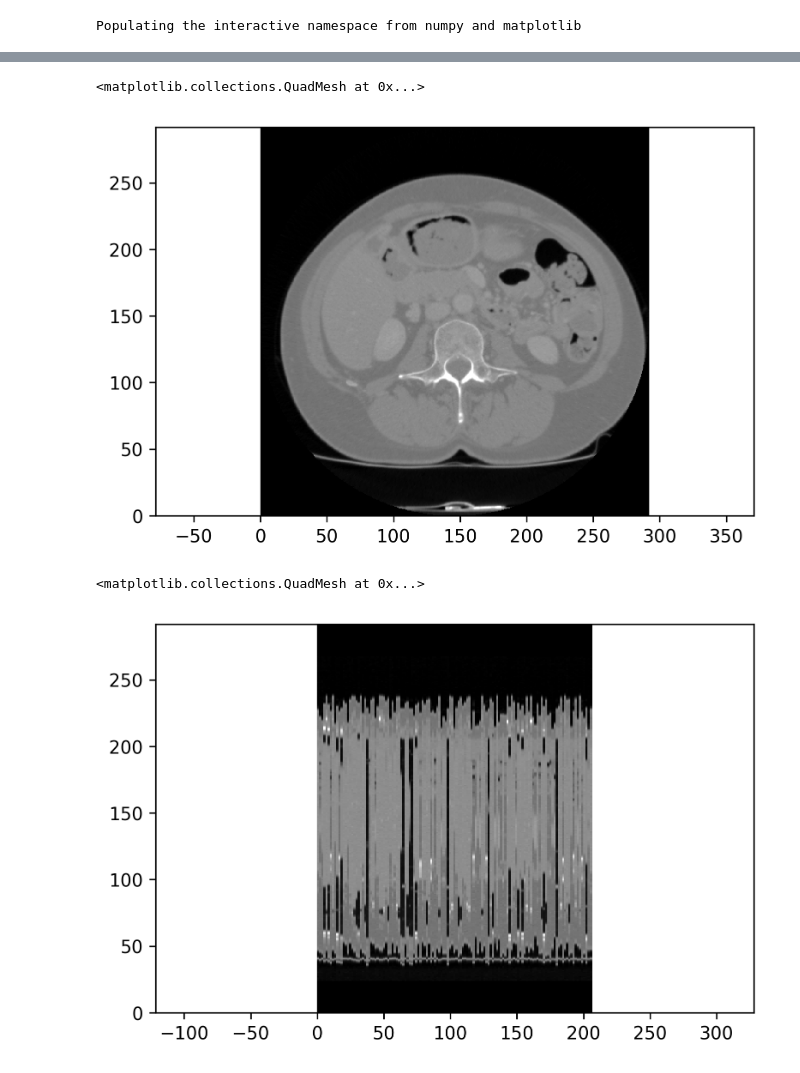
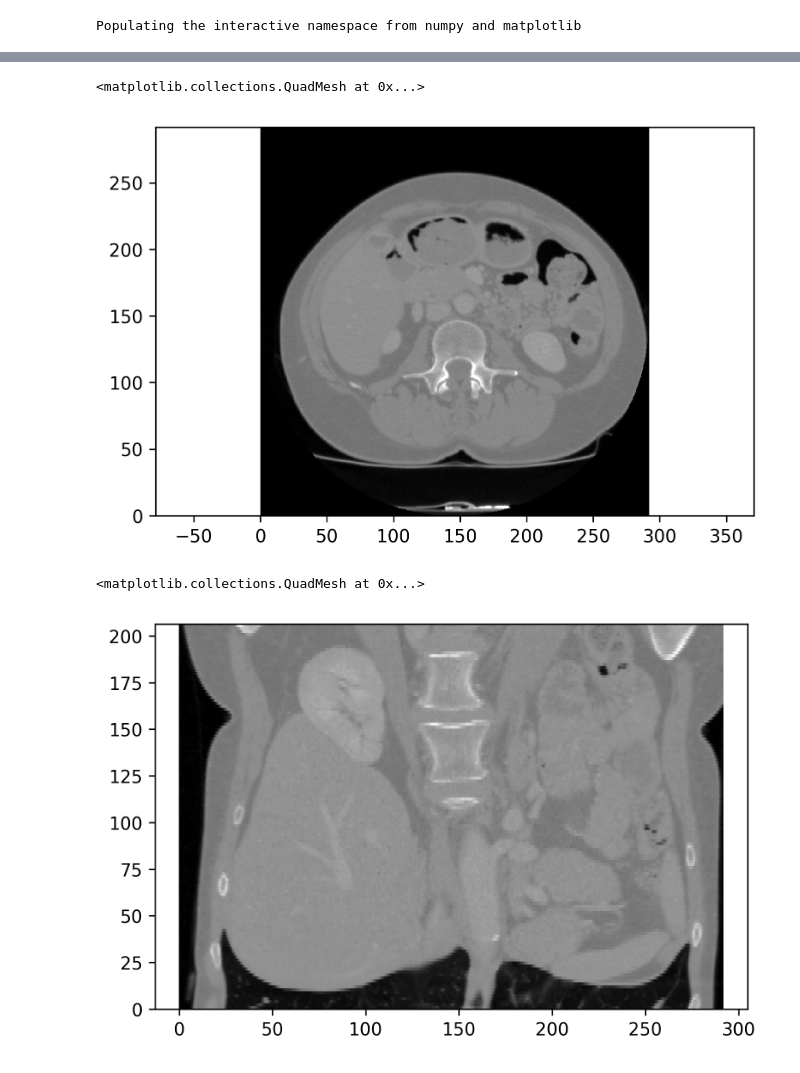
Before and after one commit to manideep2510/segmented_to_CT, a Jupyter notebook: segmented_to_CT.ipynb, the cells around one changed output, grey strips where cells are left out. Cells and saved outputs as stored; diff of their text form; code cells hidden in the pictures.

```diff
--- a/segmented_to_CT.ipynb
+++ b/segmented_to_CT.ipynb
@@ -33,3 +10,15 @@ ConstPixelSpacing
+# %%
+PathDicom = "data/patient1/PATIENT_DICOM/"
+reader = vtk.vtkDICOMImageReader()
+reader.SetDirectoryName(PathDicom)
+reader.Update()
+# %%
+# Load dimensions using `GetDataExtent`
+_extent = reader.GetDataExtent()
+ConstPixelDims = [_extent[1]-_extent[0]+1, _extent[3]-_extent[2]+1, _extent[5]-_extent[4]+1]
+
+# Load spacing values
+ConstPixelSpacing = reader.GetPixelSpacing()
 # %%
 x = numpy.arange(0.0, (ConstPixelDims[0]+1)*ConstPixelSpacing[0], ConstPixelSpacing[0])
 y = numpy.arange(0.0, (ConstPixelDims[1]+1)*ConstPixelSpacing[1], ConstPixelSpacing[1])
@@ -47,16 +26,30 @@ for filenameDCM in lstFilesDCM:
+# %%
+# Get the 'vtkImageData' object from the reader
+imageData = reader.GetOutput()
+# Get the 'vtkPointData' object from the 'vtkImageData' object
+pointData = imageData.GetPointData()
+# Ensure that only one array exists within the 'vtkPointData' object
+assert (pointData.GetNumberOfArrays()==1)
+# Get the `vtkArray` (or whatever derived type) which is needed for the `numpy_support.vtk_to_numpy` function
+arrayData = pointData.GetArray(0)
+
+# Convert the `vtkArray` to a NumPy array
+ArrayDicom = numpy_support.vtk_to_numpy(arrayData)
+# Reshape the NumPy array to 3D using 'ConstPixelDims' as a 'shape'
+ArrayDicom = ArrayDicom.reshape(ConstPixelDims, order='F')
 # %%
 pyplot.figure(dpi=300)
 pyplot.axes().set_aspect('equal', 'datalim')
 pyplot.set_cmap(pyplot.gray())
-pyplot.pcolormesh(x, y, numpy.flipud(ArrayDicom[:, :, 21]))
+pyplot.pcolormesh(x, y, numpy.flipud(numpy.rot90(ArrayDicom[:, :, 81])))
 # %% [output]
 <matplotlib.collections.QuadMesh at 0x...>
-[figure, old version]
+[figure, new version]
 # %%
 pyplot.figure(dpi=300)
 pyplot.axes().set_aspect('equal', 'datalim')
 pyplot.set_cmap(pyplot.gray())
-pyplot.pcolormesh(z, x, numpy.flipud(ArrayDicom[:, 115, :]))
+pyplot.pcolormesh(x, z, numpy.flipud(numpy.rot90(ArrayDicom[:, 250, :])))
 # %% [output]
 <matplotlib.collections.QuadMesh at 0x...>
-[figure, old version]
+[figure, new version]
```
Also changed, not shown: parts of 8 cells of this notebook.
